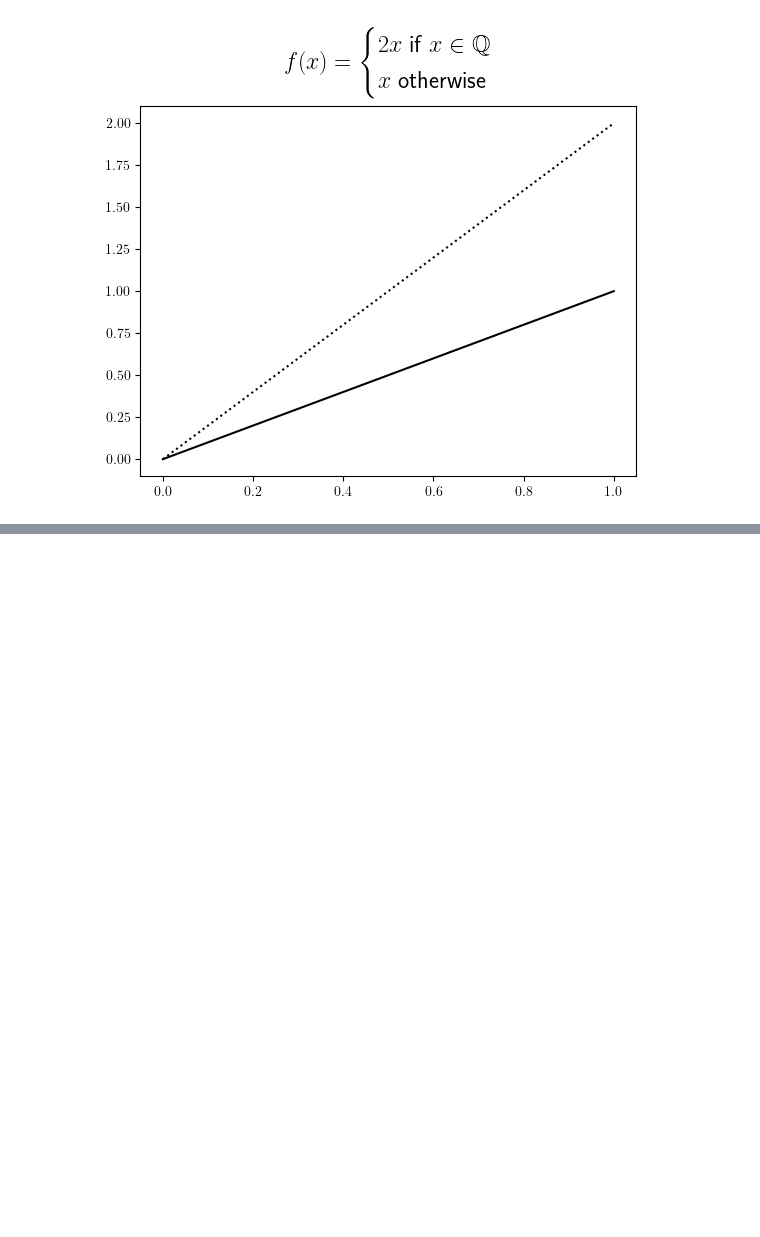
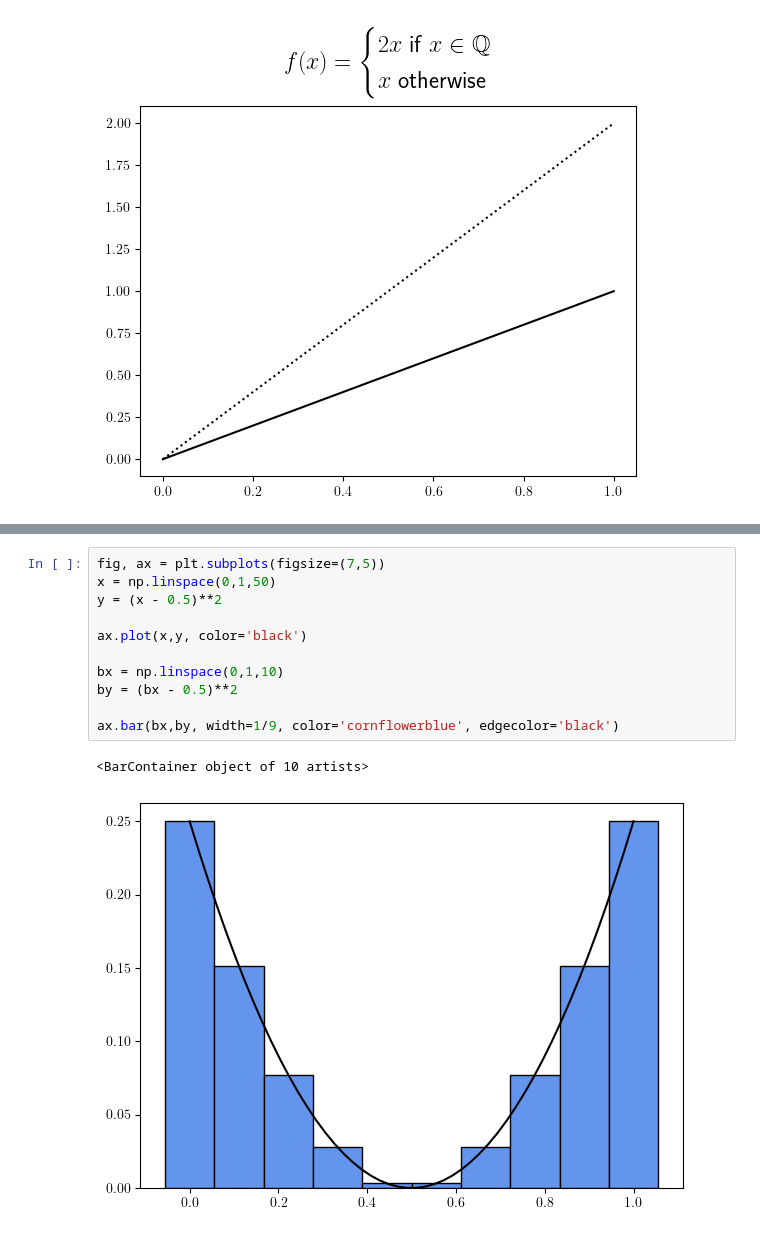
Before and after one commit to cjsoltermann/MAT347Presentation, a Jupyter notebook: figureNotebook.ipynb, the cells around one changed output, grey strips where cells are left out. Drawn from its saved outputs; the diff is of its cells as text; blank space fills up the shorter version.

```diff
--- a/figureNotebook.ipynb
+++ b/figureNotebook.ipynb
@@ -93,0 +125,14 @@ array([0.        , 0.11111111, 0.22222222, 0.33333333, 0.44444444,
+# %%
+fig, ax = plt.subplots(figsize=(7,5))
+x = np.linspace(0,1,50)
+y = (x - 0.5)**2
+
+ax.plot(x,y, color='black')
+
+bx = np.linspace(0,1,10)
+by = (bx - 0.5)**2
+
+ax.bar(bx,by, width=1/9, color='cornflowerblue', edgecolor='black')
+# %% [output]
+<BarContainer object of 10 artists>
+[figure, added]
```
Also changed, not shown: parts of 3 cells of this notebook, 1 other file.
